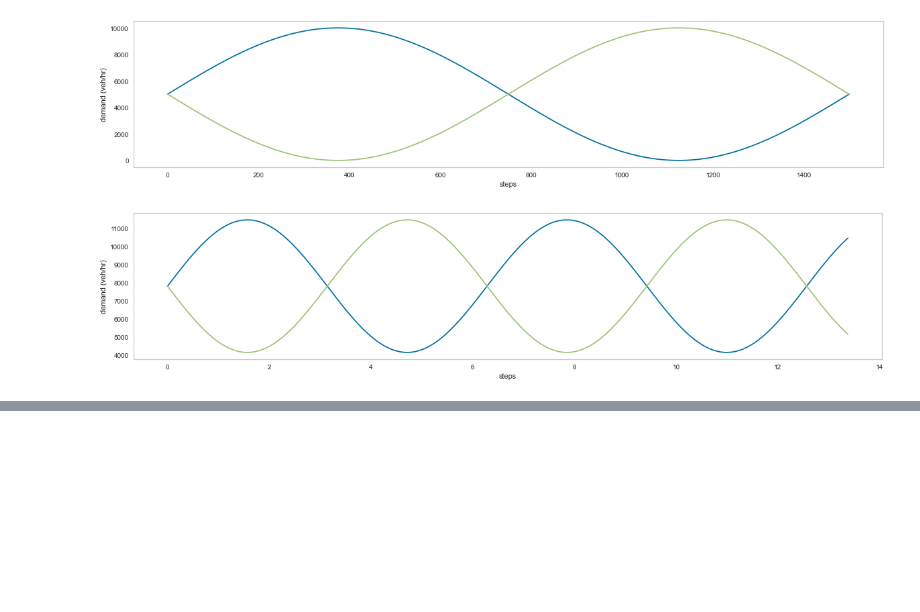
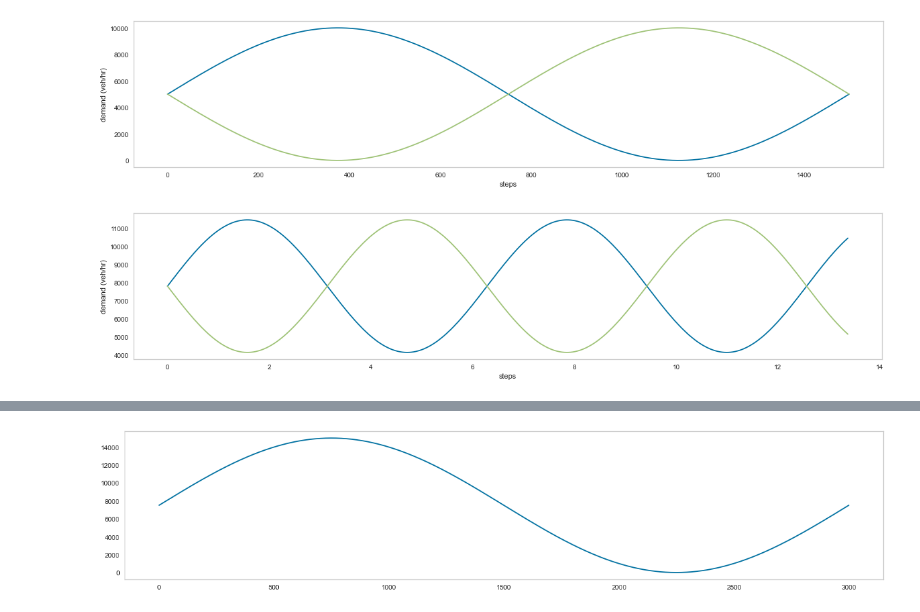
Before and after one commit to rosscogreen/simulation, a Jupyter notebook: metrics/demand.ipynb, the cells around one changed output, grey strips where cells are left out. Drawn from its saved outputs; the diff is of its cells as text; code cells hidden in the pictures; blank space fills up the shorter version.

```diff
--- a/metrics/demand.ipynb
+++ b/metrics/demand.ipynb
@@ -44,0 +72,12 @@ plot(x,y2)
+# %%
+periods = 1
+amp = 15000
+steps = 3000
+x = np.linspace(0, periods * 2 * np.pi, steps)
+
+y1 = ((np.sin(x) + 1) / 2) * amp
+#y2 = amp - y1
+
+plt.plot(y1);
+# %% [output]
+[figure, added]
```
Also changed, not shown: parts of 12 cells of this notebook, 50 other files.
